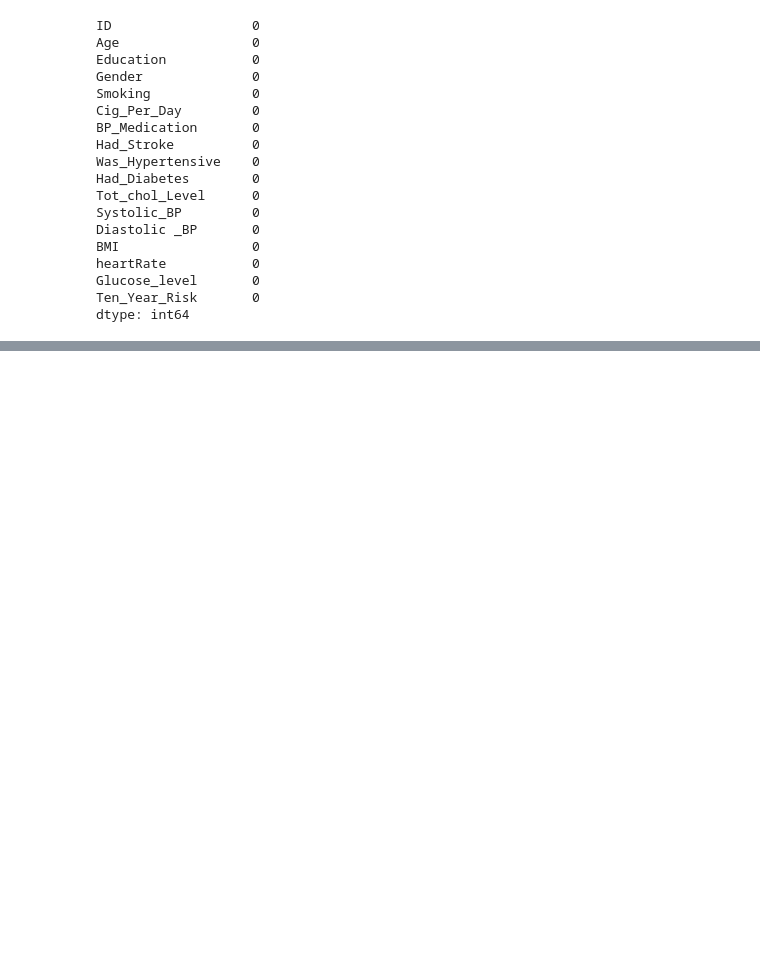
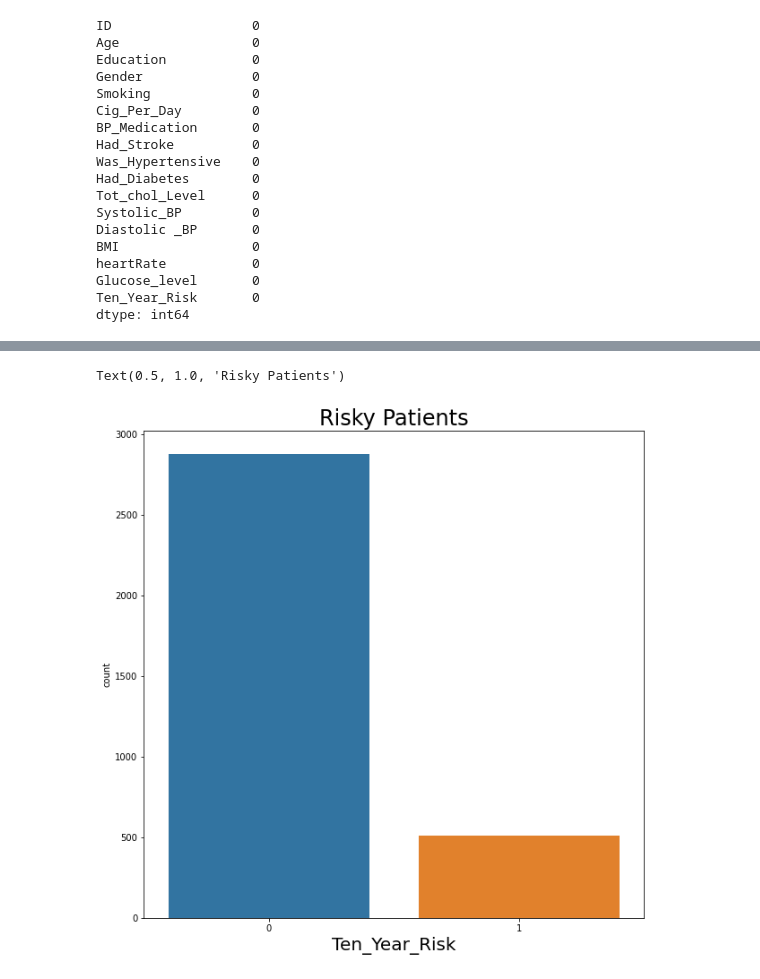
Before and after one commit to humant01/Cardiovascular-Risk-Prediction, a Jupyter notebook: Cardiovascular_Risk_Prediction.ipynb, the cells around one changed output, grey strips where cells are left out. Drawn from its saved outputs; the diff is of its cells as text; code cells hidden in the pictures; blank space fills up the shorter version.

```diff
--- a/Cardiovascular_Risk_Prediction.ipynb
+++ b/Cardiovascular_Risk_Prediction.ipynb
@@ -517,0 +545,9 @@ dtype: int64
+# %%
+#plotting countplot to get the no of risky patients
+fig, ax = plt.subplots(figsize = ( 10 , 10 ))
+sns.countplot(x="Ten_Year_Risk", data=cardio_df1)
+ax.set_xlabel( "Ten_Year_Risk" , size = 20 )
+ax.set_title( "Risky Patients" , size = 24 )
+# %% [output]
+Text(0.5, 1.0, 'Risky Patients')
+[figure, added]
```
Also changed, not shown: parts of 84 cells of this notebook.
